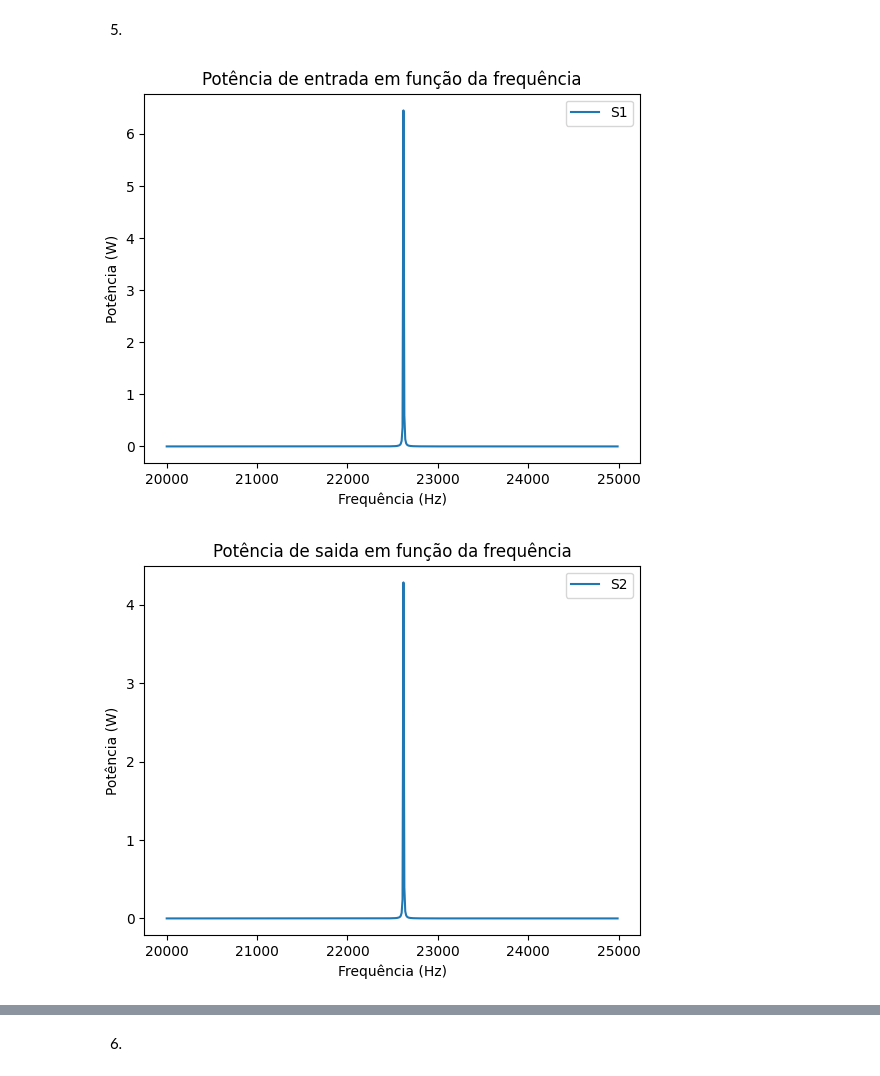
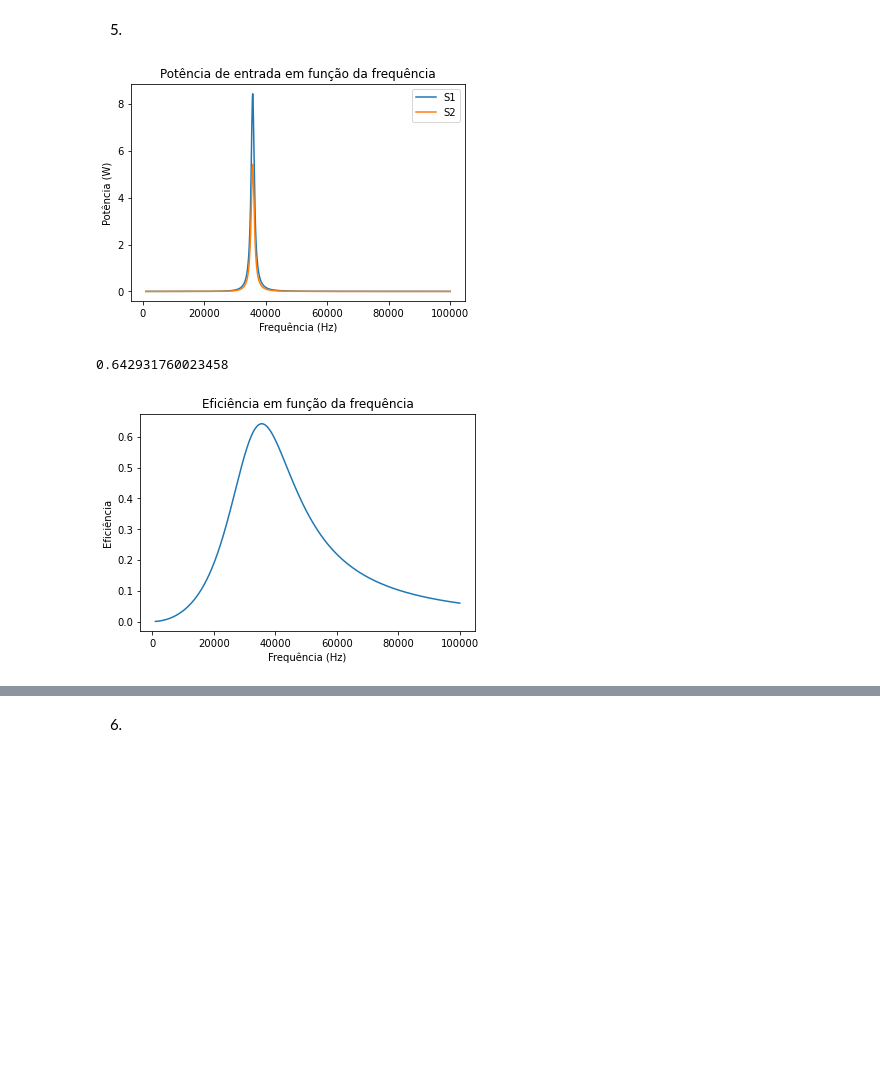
Before and after one commit to MatheusCastellucci/Projeto-Mamag, a Jupyter notebook: projeto.ipynb, the cells around one changed output, grey strips where cells are left out. Cells and saved outputs as stored; diff of their text form; code cells hidden in the pictures; blank space fills up the shorter version.

```diff
--- a/projeto.ipynb
+++ b/projeto.ipynb
@@ -21,7 +21,7 @@ import numpy as np
 import matplotlib.pyplot as plt
 # %%
 #indutâncias
-L1 = L2 = 50e-3
+L1 = L2 = 200e-6
 
 #resistências
 R1 = R2 = 0.5
@@ -31,7 +31,7 @@ Rc = 100
 f = 60
 
 #capacitância
-C1 = C2 = 1e-9
+C1 = C2 = 0.1e-6
 
 fr=1/(2*pi*sqrt(L1*C1))
 print(fr)
@@ -61,7 +61,7 @@ def CalcularTransformador(Uf, Rc, f):
 # %% [markdown]
 3)
 # %%
-listaf = np.arange(15000, 30000, 10)
+listaf = np.arange(15e3, 100e3, 100)
 listai1 = []
 listai2 = []
 
@@ -76,6 +76,5 @@ plt.xlabel("Frequência (Hz)")
 plt.ylabel("Corrente (A)")
 plt.title("Corrente em função da frequência")
 plt.legend()
-plt.axis([21000, 25000, 0, 1.5])
 plt.show()
 # %% [output]
@@ -109,6 +108,7 @@ def CalcularEficiencia(Uf, Rc, f):
     w = 2*pi*f
     XL1=1j*w*L1
     XL2=1j*w*L2
+    M=k*sqrt(L1*L2)
     XM=1j*w*M
     XC1=1/(1j*w*C1)
     XC2=1/(1j*w*C2)
@@ -116,54 +116,52 @@ def CalcularEficiencia(Uf, Rc, f):
     Z=np.array([[R1+XL1+XC1, -XM],[-XM, XL2+R2+paralelo]])
     V=np.array([Uf,0])
     i=np.dot(linalg.inv(Z),V)
+
     V1 = V[0]
     V2=i[1]*paralelo
     ic = V2/Rc
 
-
-
-    e1=-XL1*i1+XM*i2
-    e2=-XM*i1+XL2*i2
     S1=(V1/sqrt(2))*(i[0].conjugate()/sqrt(2))
     S2=(V2/sqrt(2))*(ic.conjugate()/sqrt(2))
 
     P1 = S1.real
-    P2 = S2
+    P2 = S2.real
 
     eficiencia = P2/P1
-    return eficiencia, P1, P2
+    return abs(eficiencia), P1, P2
 # %%
 listaS1 = []
 listaS2 = []
 listaef = []
-listafr = np.arange(20e3, 25e3, 10)
+listafr = np.arange(1e3, 100e3, 10)
+
+C1 = C2 = 0.1e-6
+L1 = L2 = 200e-6
+k = 0.1
+
+
 for f in listafr:
-    C1 = C2 = 1e-9
-    L1 = L2 = 50e-3
     eficiencia, P1, P2 = CalcularEficiencia(Ufonte, Rc, f)
     listaef.append(eficiencia)
     listaS1.append(P1)
     listaS2.append(P2)
 
 plt.plot(listafr, listaS1, label="S1")
+plt.plot(listafr, listaS2, label="S2")
 plt.xlabel("Frequência (Hz)")
 plt.ylabel("Potência (W)")
 plt.title("Potência de entrada em função da frequência")
 plt.legend()
 plt.show()
 
-plt.plot(listafr, listaS2, label="S2")
-plt.xlabel("Frequência (Hz)")
-plt.ylabel("Potência (W)")
-plt.title("Potência de saida em função da frequência")
-plt.legend()
-plt.show()
 
+print(max(listaef))
 plt.plot(listafr, listaef)
 plt.xlabel("Frequência (Hz)")
 plt.ylabel("Eficiência")
 plt.title("Eficiência em função da frequência")
 plt.show()
 # %% [output]
-[figure, old version]
+[figure, new version]
+0.642931760023458
-[figure, old version]
+[figure, new version]
```
Also changed, not shown: parts of 5 cells of this notebook.
